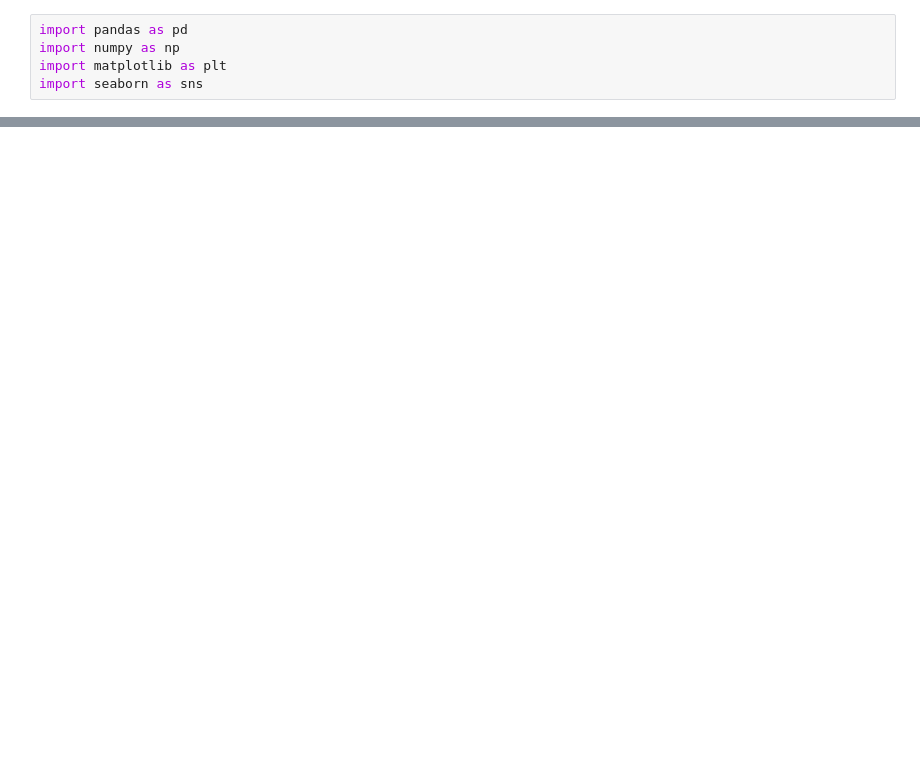
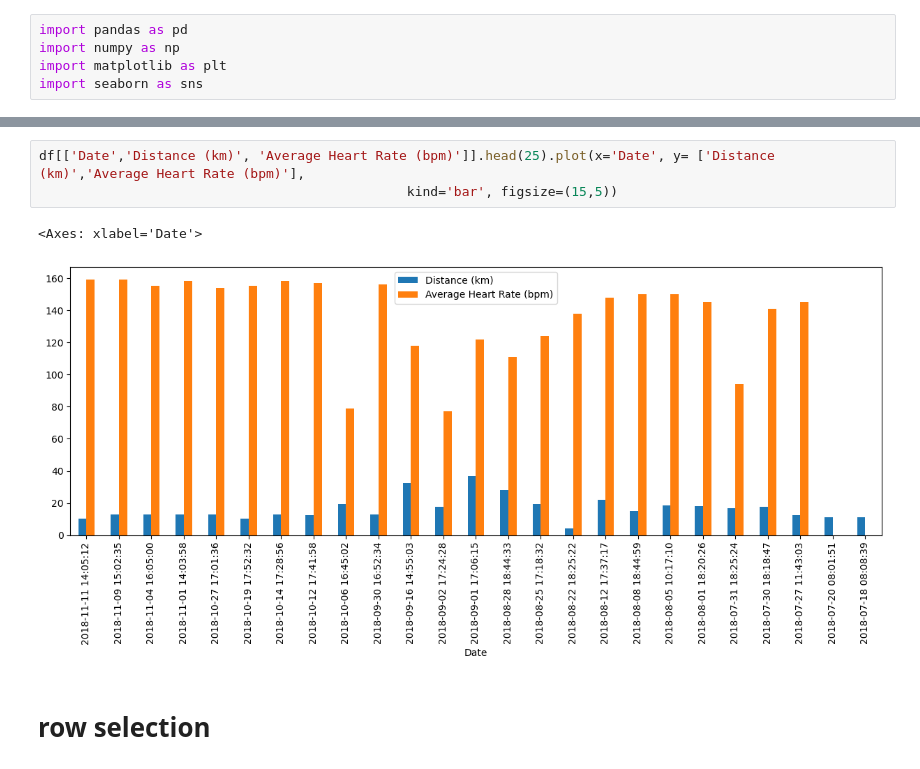
Before and after one commit to niteshsingh18/Python-data-Analytics, a Jupyter notebook: Data Analysis/pandas.ipynb, the cells around one changed output, grey strips where cells are left out. Cells and saved outputs as stored; diff of their text form; blank space fills up the shorter version.

```diff
--- a/Data Analysis/pandas.ipynb
+++ b/Data Analysis/pandas.ipynb
@@ -43,0 +250,8 @@ df
+# %%
+df[['Date','Distance (km)', 'Average Heart Rate (bpm)']].head(25).plot(x='Date', y= ['Distance (km)','Average Heart Rate (bpm)'],
+                                               kind='bar', figsize=(15,5))
+# %% [output]
+<Axes: xlabel='Date'>
+[figure, added]
+# %% [markdown]
+# row selection
```
Also changed, not shown: parts of 35 cells of this notebook, 3 other files.
